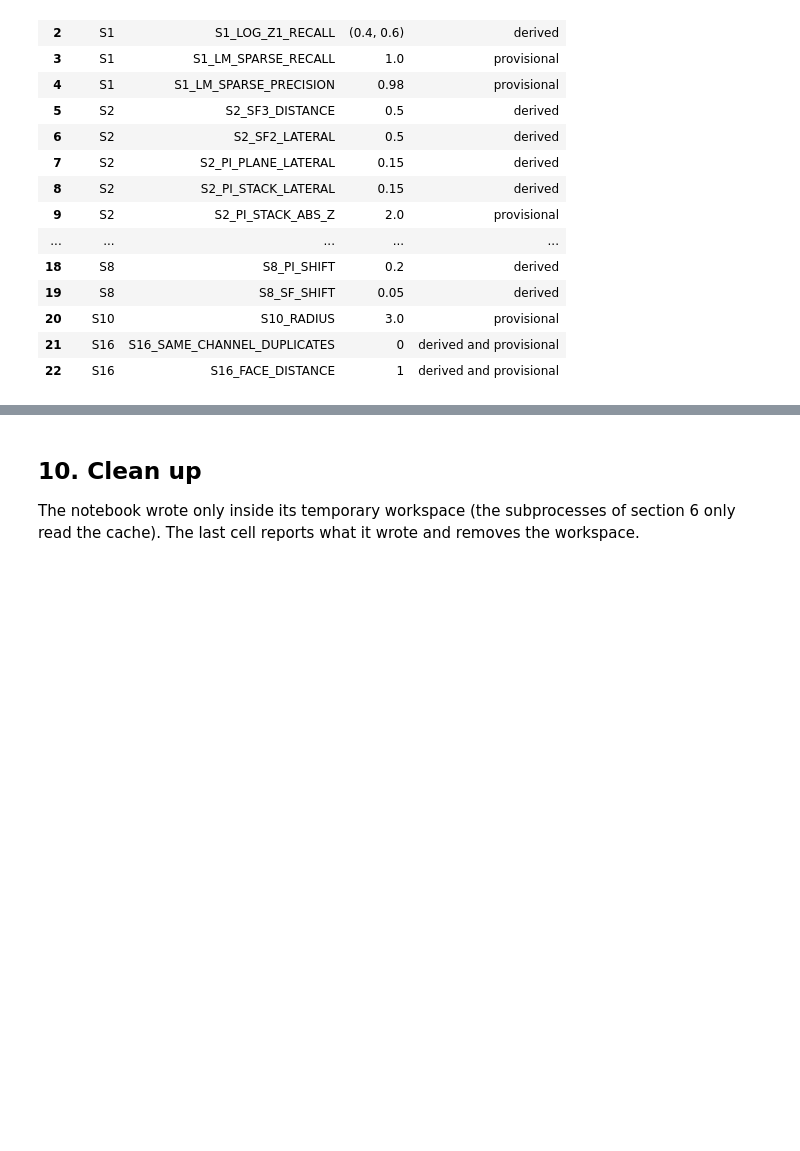
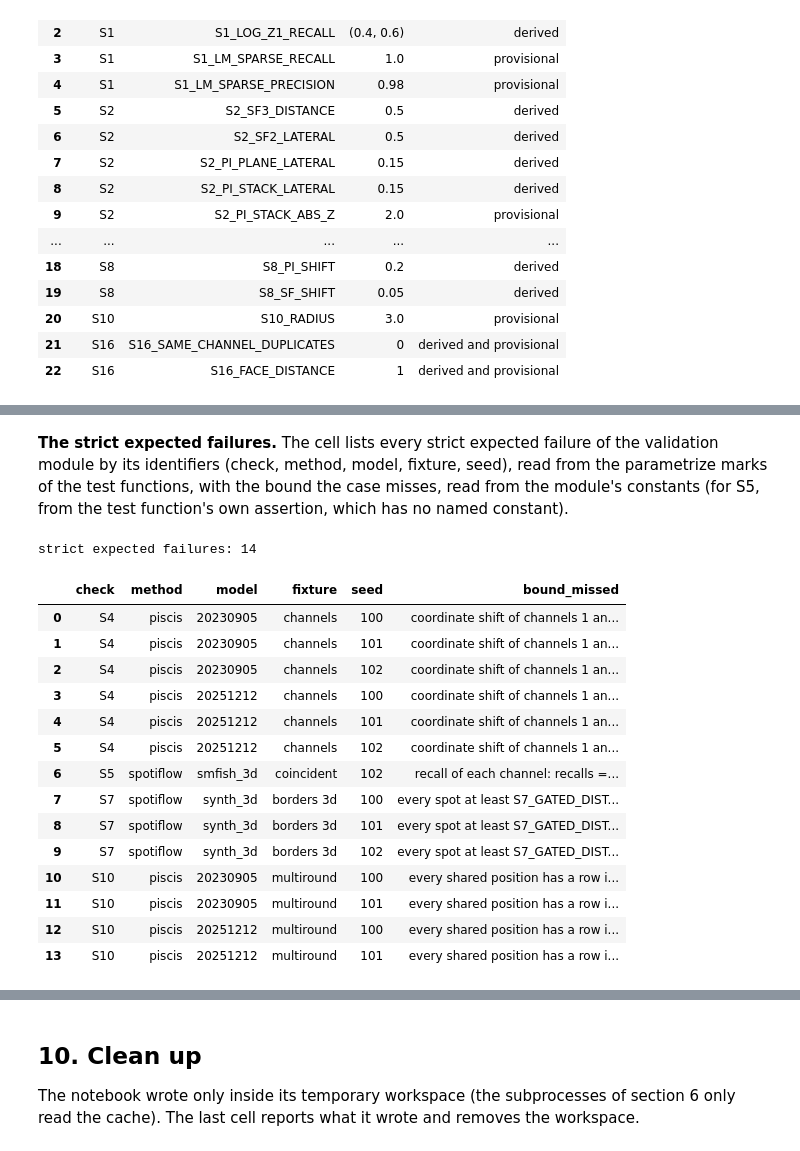
Before and after one commit to wanglab-broad/starfinder, a Jupyter notebook: example/introduction/starfinder_spot_finding_tour.ipynb, the cells around one changed output, grey strips where cells are left out. Saved outputs shown, nothing was run; the diff lists cells and outputs as text; code cells hidden in the pictures; blank space fills up the shorter version.

```diff
--- a/example/introduction/starfinder_spot_finding_tour.ipynb
+++ b/example/introduction/starfinder_spot_finding_tour.ipynb
@@ -1701,22 +1702,6 @@ print(f"S2_PI_STACK_ABS_Z: {validation.S2_PI_STACK_ABS_Z}; Piscis stack mode in
 print("Piscis keep-boundaries on the 3D scene:", RESULTS[f"piscis {PISCIS.model}", "3D"].diagnostics["geometry"]["keep_boundaries"])
 print("other-channel duplicates left for the readout stage (section 4, merge on):",
       merge_table.loc[f"merge_radius_zyx={MERGE_RADIUS}", "duplicate_other_group"])
-
-
-def plain(reason):
-    # The reason without its tracker parenthetical.
-    reason = re.sub(r" *\([^()]*reported to[^()]*\)", "", reason)
-    return re.sub(r",? *W-\d+[^,)]*", "", reason)
-
-
-print("\nstrict expected failures:")
-for name, mark in vars(validation).items():
-    if getattr(mark, "name", None) == "xfail":
-        print(f"  {name}: {plain(mark.kwargs['reason'])}")
-
-print("\nwall time of the slow steps (one thread, this host; indicative only):")
-for label, seconds in TIMINGS.items():
-    print(f"  {seconds:6.1f} s  {label}")
 # %% [output]
 S2_PI_STACK_ABS_Z: 2.0; Piscis stack mode in section 3: abs_z_max 1.75, 9 matches with a Z error above 1 voxel
 Piscis keep-boundaries on the 3D scene: {'y': [], 'x': []}
@@ -1737,0 +1709,63 @@ wall time of the slow steps (one thread, this host; indicative only):
+# %% [markdown]
+**The strict expected failures.** The cell lists every strict expected failure of the
+validation module by its identifiers (check, method, model, fixture, seed), read from the
+parametrize marks of the test functions, with the bound the case misses, read from the
+module's constants (for S5, from the test function's own assertion, which has no named
+constant).
+# %%
+import inspect
+
+FIXTURE_OF = {"S4": "channels", "S5": "coincident", "S7": "borders", "S10": "multiround"}
+
+
+def asserted(function, needle):
+    # The assertions of a test function that mention needle, as source text.
+    tree = ast.parse(inspect.getsource(function))
+    return [ast.unparse(n.test) for n in ast.walk(tree) if isinstance(n, ast.Assert) and needle in ast.unparse(n.test)]
+
+
+BOUND_OF = {
+    "S4": f"coordinate shift of channels 1 and 2 against channel 0 <= S4_COORDINATES = {validation.S4_COORDINATES!r} voxels",
+    "S5": "recall of each channel: "
+          + asserted(validation.test_s5_coincident_spots_keep_one_row_per_channel, "recalls")[0],
+    "S7": f"every spot at least S7_GATED_DISTANCE = {validation.S7_GATED_DISTANCE!r} voxels from every face is matched",
+    "S10": f"every shared position has a row in every round within S10_RADIUS = {validation.S10_RADIUS!r} voxels",
+}
+xfails = []
+for name, function in vars(validation).items():
+    found = re.match(r"test_(s\d+)_", name)
+    if not (found and callable(function)):
+        continue
+    for mark in getattr(function, "pytestmark", []):
+        if mark.name != "parametrize":
+            continue
+        names = [n.strip() for n in mark.args[0].split(",")]
+        for param in mark.args[1]:
+            if any(m.name == "xfail" for m in getattr(param, "marks", ())):
+                values = dict(zip(names, param.values))
+                method, _, model = values["method"].partition("-")
+                check = found.group(1).upper()
+                fixture = FIXTURE_OF[check] + (f" {values['dims']}" if "dims" in values else "")
+                xfails.append(dict(check=check, method=method, model=model, fixture=fixture, seed=values["seed"],
+                                   bound_missed=BOUND_OF[check]))
+xfail_table = pd.DataFrame(xfails)
+print("strict expected failures:", len(xfail_table))
+with pd.option_context("display.max_colwidth", 110):
+    display(xfail_table)
+# %% [output]
+strict expected failures: 14
+|  | check | method | model | fixture | seed | bound_missed |
+| 0 | S4 | piscis | 20230905 | channels | 100 | coordinate shift of channels 1 an... |
+| 1 | S4 | piscis | 20230905 | channels | 101 | coordinate shift of channels 1 an... |
+| 2 | S4 | piscis | 20230905 | channels | 102 | coordinate shift of channels 1 an... |
+| 3 | S4 | piscis | 20251212 | channels | 100 | coordinate shift of channels 1 an... |
+| 4 | S4 | piscis | 20251212 | channels | 101 | coordinate shift of channels 1 an... |
+| 5 | S4 | piscis | 20251212 | channels | 102 | coordinate shift of channels 1 an... |
+| 6 | S5 | spotiflow | smfish_3d | coincident | 102 | recall of each channel: recalls =... |
+| 7 | S7 | spotiflow | synth_3d | borders 3d | 100 | every spot at least S7_GATED_DIST... |
+| 8 | S7 | spotiflow | synth_3d | borders 3d | 101 | every spot at least S7_GATED_DIST... |
+| 9 | S7 | spotiflow | synth_3d | borders 3d | 102 | every spot at least S7_GATED_DIST... |
+| 10 | S10 | piscis | 20230905 | multiround | 100 | every shared position has a row i... |
+| 11 | S10 | piscis | 20230905 | multiround | 101 | every shared position has a row i... |
+| 12 | S10 | piscis | 20251212 | multiround | 100 | every shared position has a row i... |
+| 13 | S10 | piscis | 20251212 | multiround | 101 | every shared position has a row i... |
```
Also changed, not shown: parts of 6 cells of this notebook.
